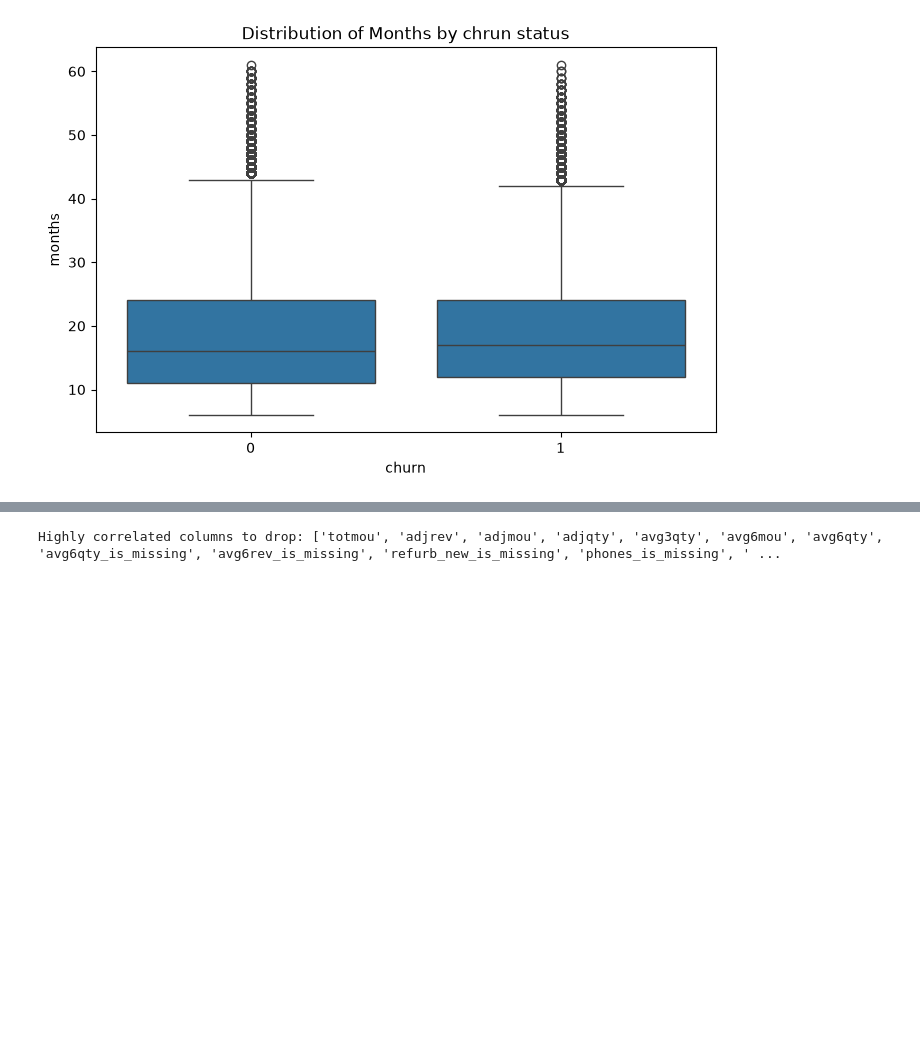
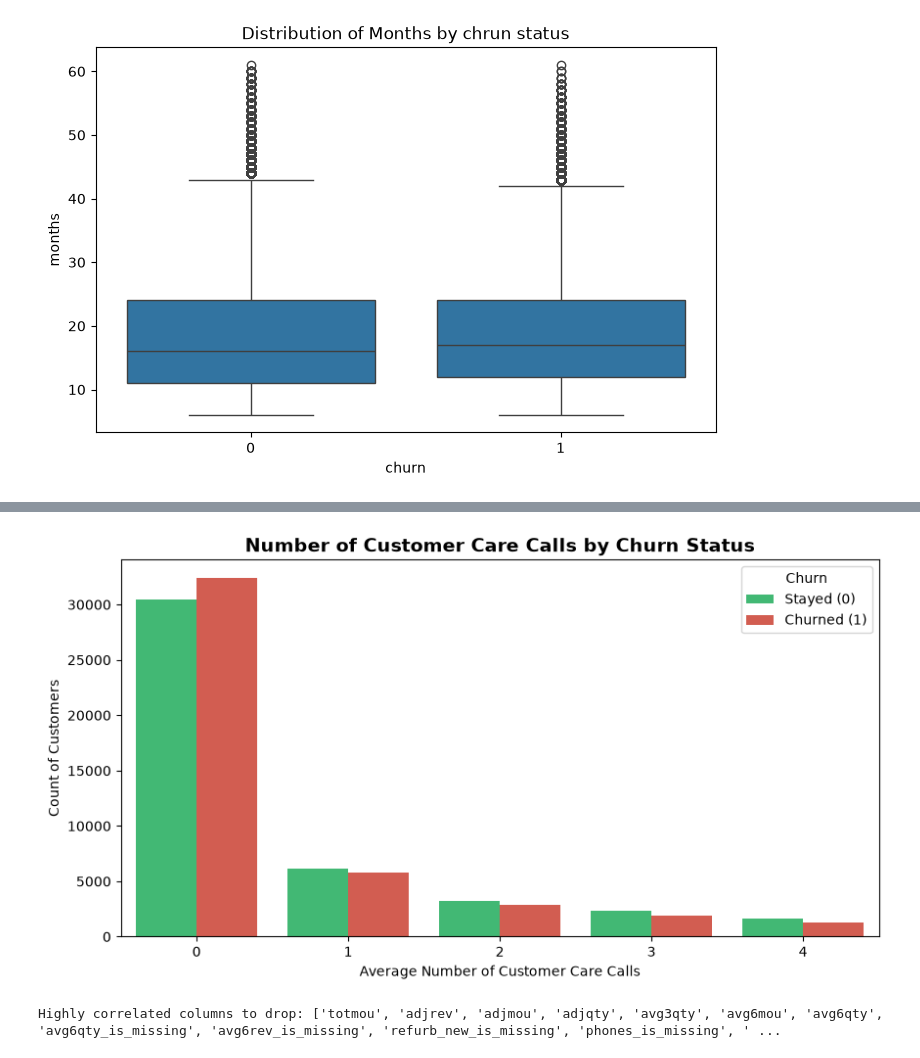
Before and after one commit to yahia-touati/gci_world-2026, a Jupyter notebook: notebooks/eda.ipynb, the cells around one changed output, grey strips where cells are left out. Drawn from its saved outputs; the diff is of its cells as text; code cells hidden in the pictures; blank space fills up the shorter version.

```diff
--- a/notebooks/eda.ipynb
+++ b/notebooks/eda.ipynb
@@ -442,3 +425,15 @@ Length: 131, dtype: object
+# %%
+# Visualization 3: Customer Care Calls
+plt.figure(figsize=(10, 5))
+df['custcare_rounded'] = df['custcare_Mean'].round().astype(int)
+sns.countplot(data=df[df['custcare_rounded'] < 5], x='custcare_rounded', hue='churn', palette=['#2ecc71', '#e74c3c'])
+plt.title('Number of Customer Care Calls by Churn Status', fontsize=14, fontweight='bold')
+plt.xlabel('Average Number of Customer Care Calls')
+plt.ylabel('Count of Customers')
+plt.legend(title='Churn', labels=['Stayed (0)', 'Churned (1)'])
+plt.show()
+# %% [output]
+[figure, added]
 # %%
 corr_matrix = df.select_dtypes(include=[np.number]).corr().abs()
 upper = corr_matrix.where(np.triu(np.ones(corr_matrix.shape), k=1).astype(bool))
```
Also changed, not shown: parts of 15 cells of this notebook, 2 other files.
